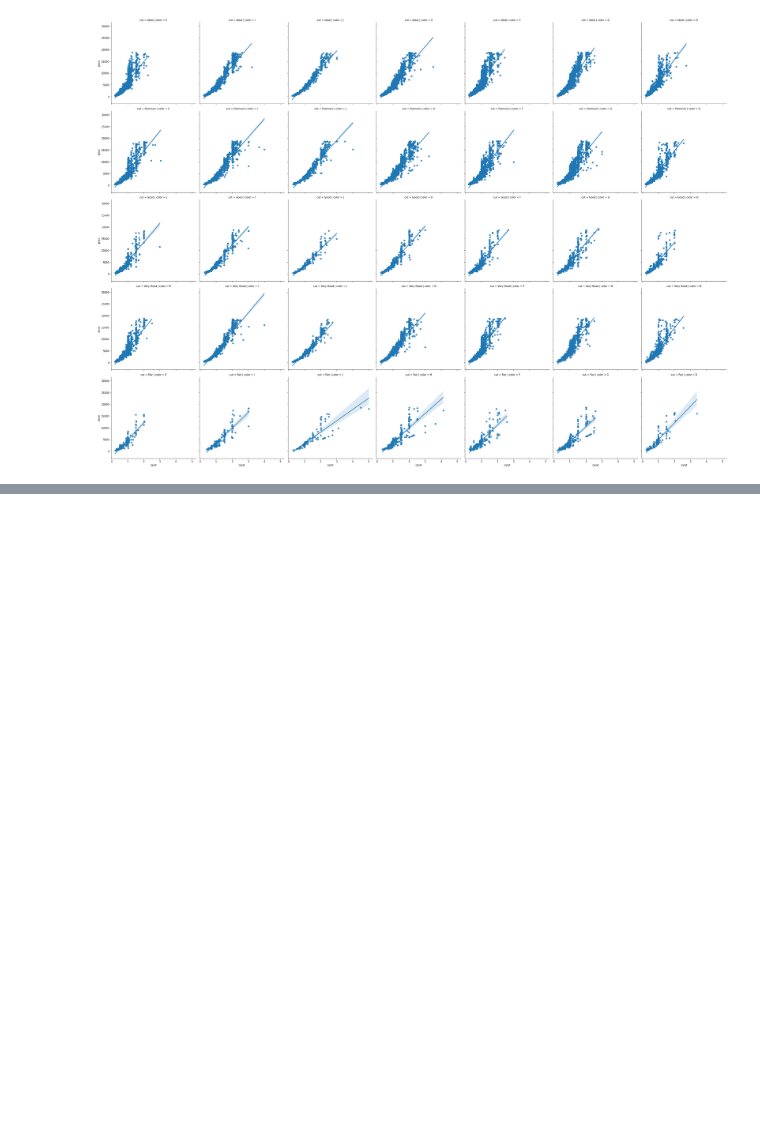
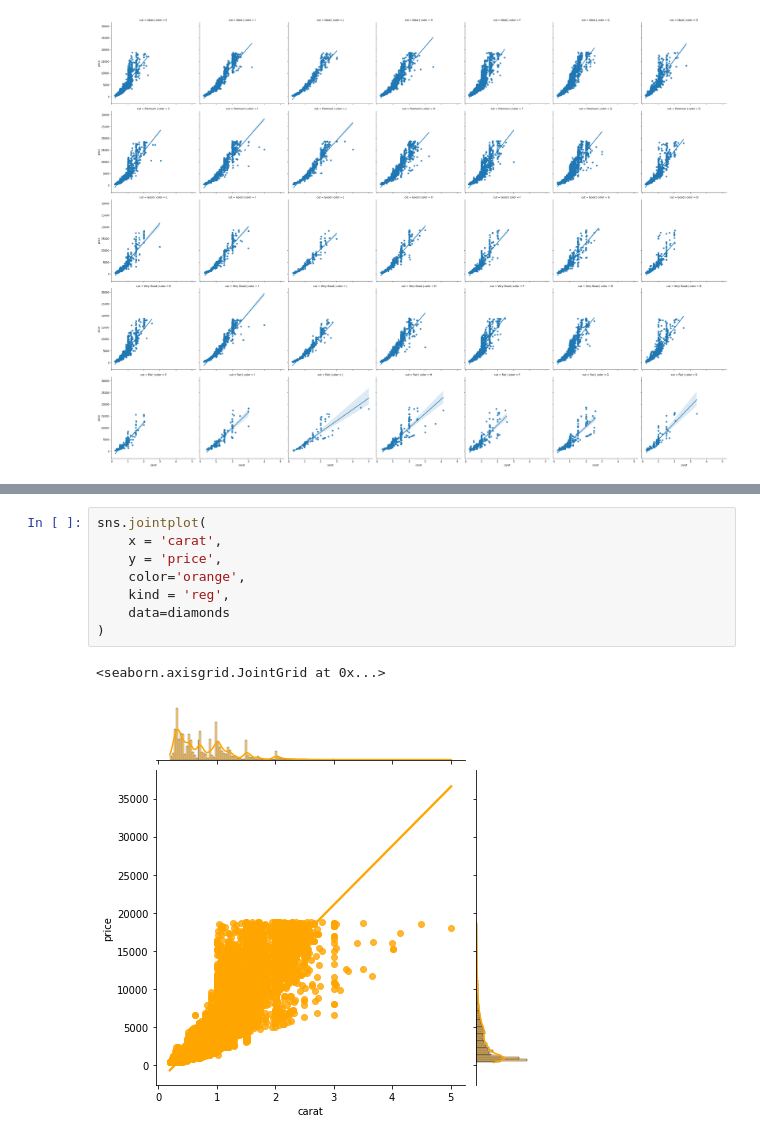
Before and after one commit to naruhikohama/dataviz-python, a Jupyter notebook: Seaborn/seaborn_intro_demo.ipynb, the cells around one changed output, grey strips where cells are left out. Saved outputs shown, nothing was run; the diff lists cells and outputs as text; blank space fills up the shorter version.

```diff
--- a/Seaborn/seaborn_intro_demo.ipynb
+++ b/Seaborn/seaborn_intro_demo.ipynb
@@ -280,0 +288,11 @@ sns.lmplot(
+# %%
+sns.jointplot(
+    x = 'carat',
+    y = 'price',
+    color='orange',
+    kind = 'reg',
+    data=diamonds
+)
+# %% [output]
+<seaborn.axisgrid.JointGrid at 0x...>
+[figure, added]
```
Also changed, not shown: parts of 6 cells of this notebook.
